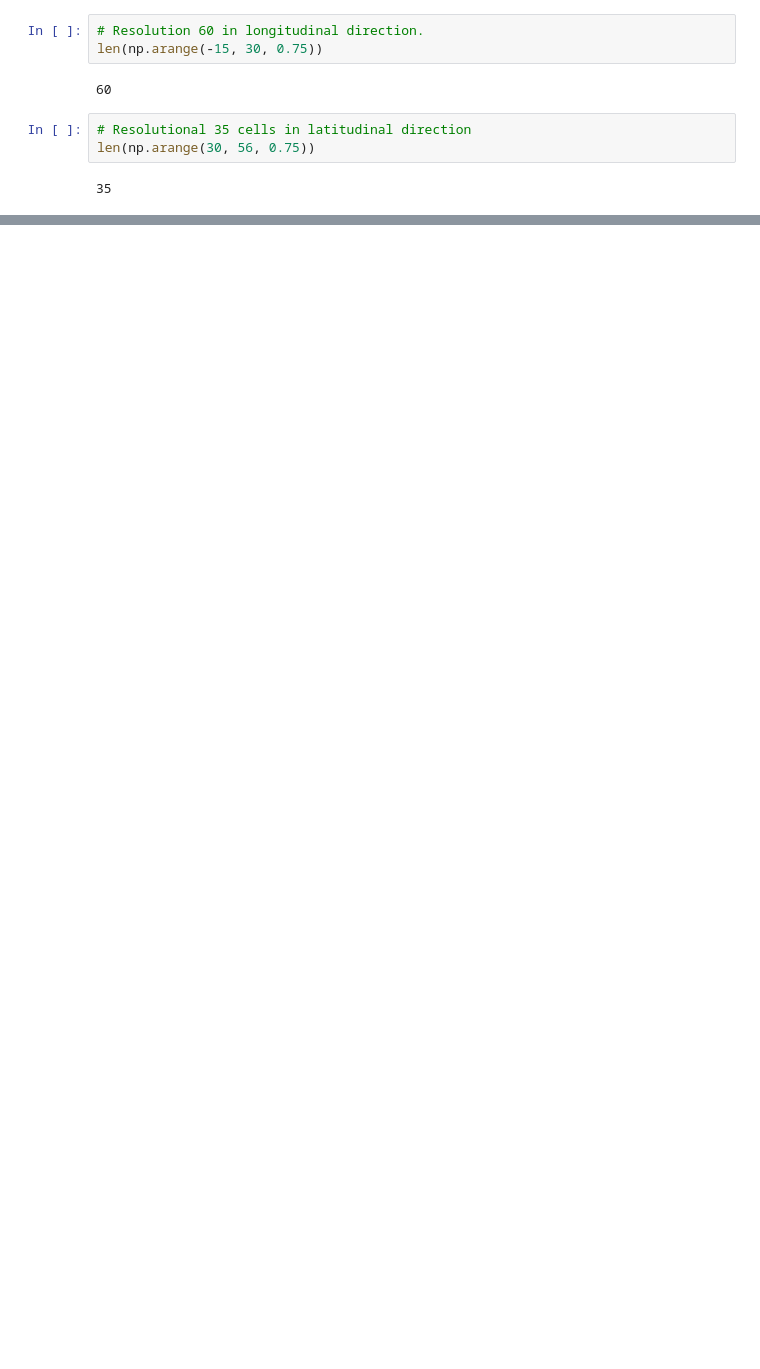
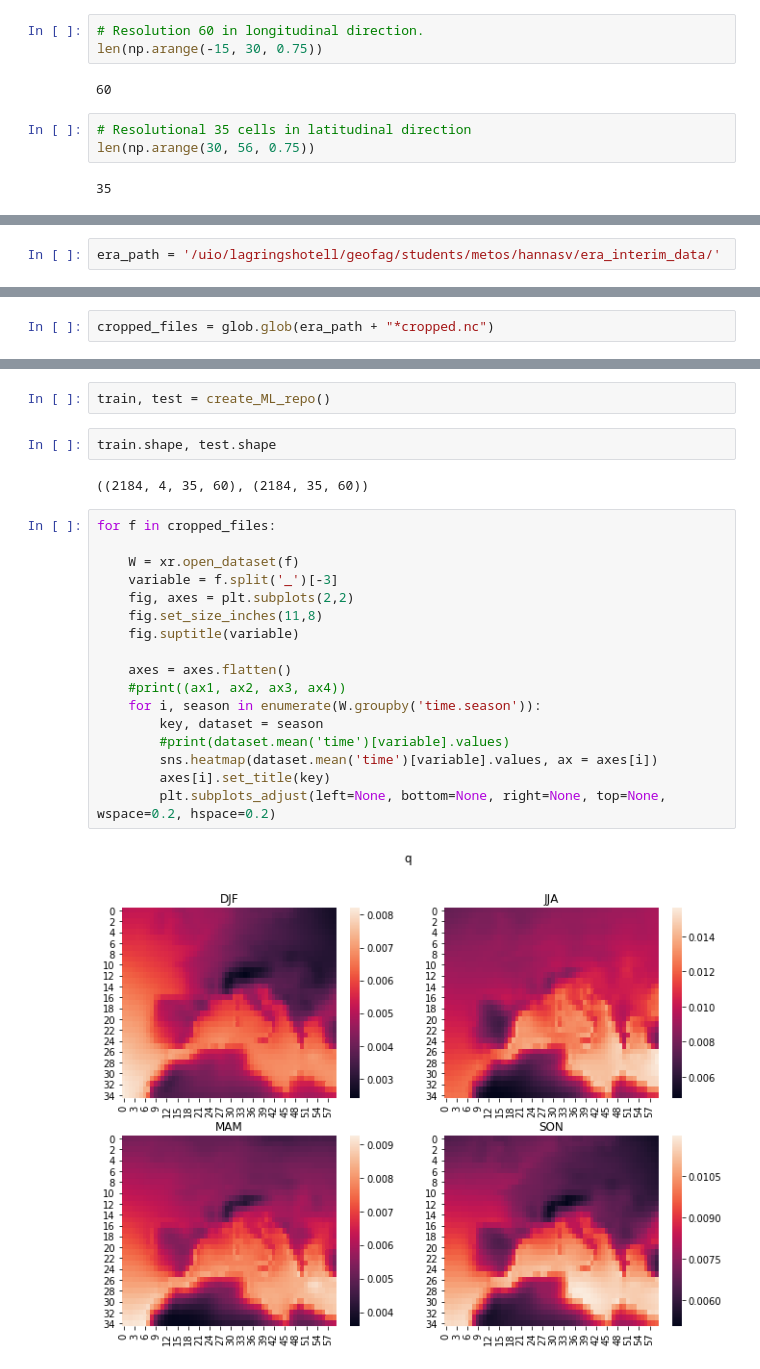
Before and after one commit to hannasv/ms, a Jupyter notebook: notebooks/plot_grid.ipynb, the cells around one changed output, grey strips where cells are left out. Saved outputs shown, nothing was run; the diff lists cells and outputs as text; blank space fills up the shorter version.

Commit message:
prepare era interim to be input

```diff
--- a/notebooks/plot_grid.ipynb
+++ b/notebooks/plot_grid.ipynb
@@ -76,0 +80,2 @@ Text(0.5,1,'Extension of the domain')
+# %%
+era_path = '/uio/lagringshotell/geofag/students/metos/hannasv/era_interim_data/'
@@ -76,0 +103,2 @@ Text(0.5,1,'Extension of the domain')
+# %%
+cropped_files = glob.glob(era_path + "*cropped.nc")
@@ -76,0 +166,25 @@ Text(0.5,1,'Extension of the domain')
+# %%
+train, test = create_ML_repo()
+# %%
+train.shape, test.shape
+# %% [output]
+((2184, 4, 35, 60), (2184, 35, 60))
+# %%
+for f in cropped_files:
+
+    W = xr.open_dataset(f)
+    variable = f.split('_')[-3]
+    fig, axes = plt.subplots(2,2)
+    fig.set_size_inches(11,8)
+    fig.suptitle(variable)
+
+    axes = axes.flatten()
+    #print((ax1, ax2, ax3, ax4))
+    for i, season in enumerate(W.groupby('time.season')):
+        key, dataset = season
+        #print(dataset.mean('time')[variable].values)
+        sns.heatmap(dataset.mean('time')[variable].values, ax = axes[i])
+        axes[i].set_title(key)
+        plt.subplots_adjust(left=None, bottom=None, right=None, top=None, wspace=0.2, hspace=0.2)
+# %% [output]
+[figure, added]
```
Also changed, not shown: parts of 20 cells of this notebook, 4 other files.
